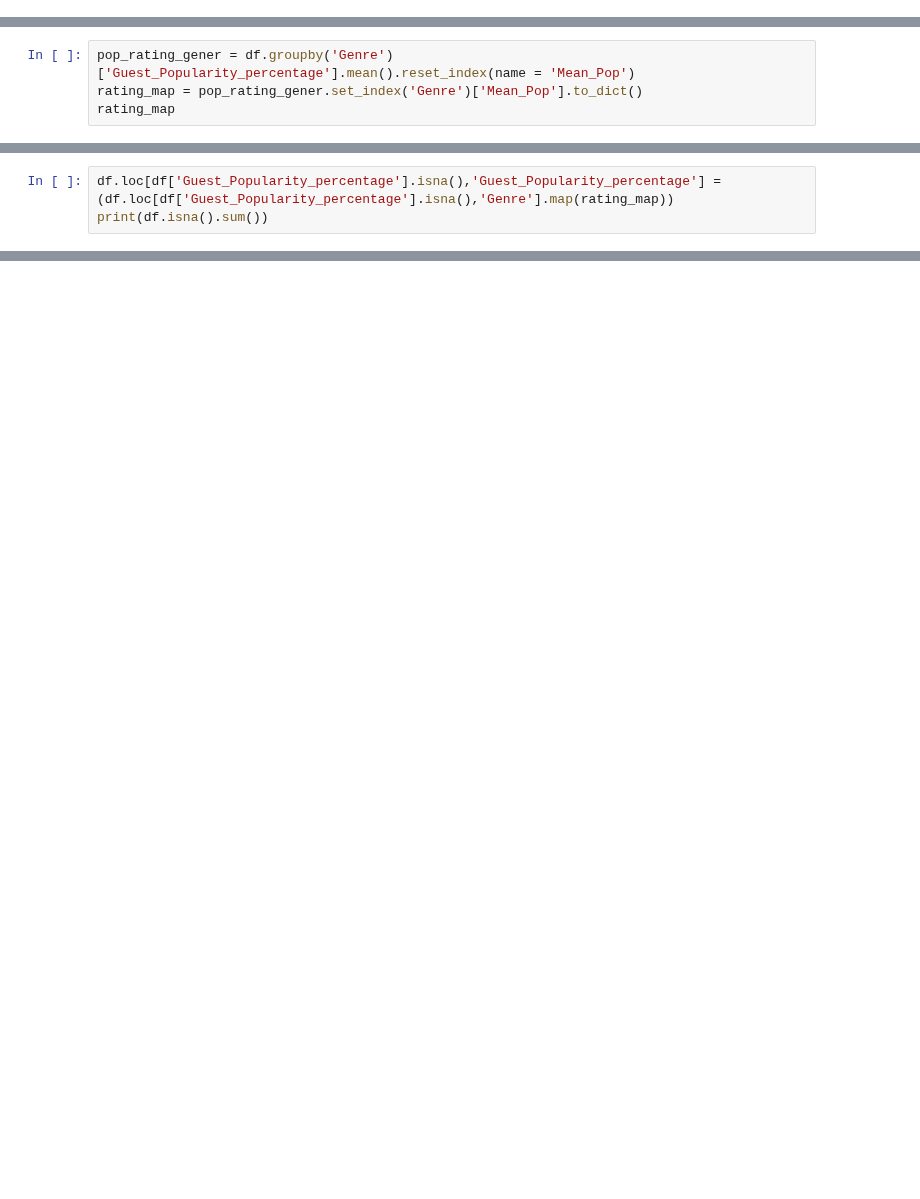
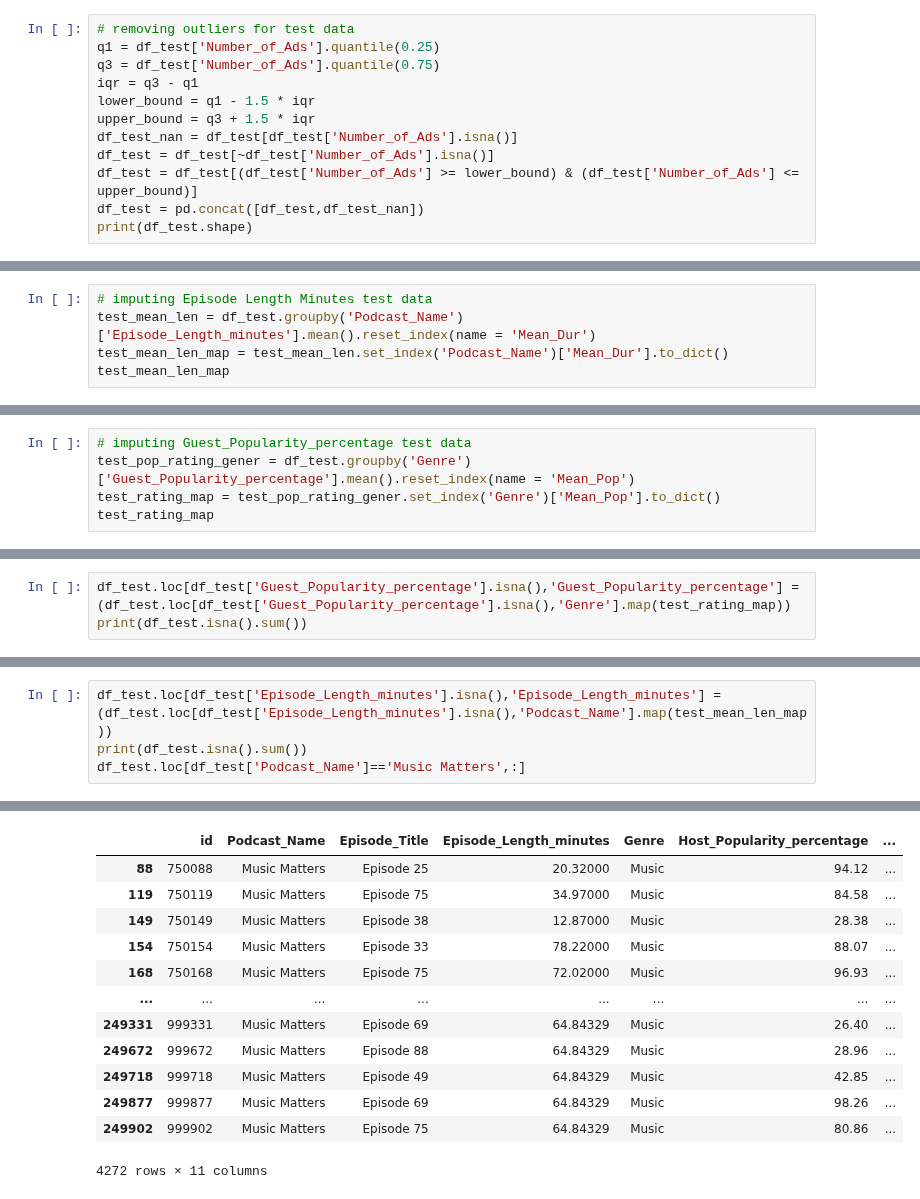
Before and after one commit to mforker/Machine_learning, a Jupyter notebook: kaggle.ipynb, the cells around one changed output, grey strips where cells are left out. Saved outputs shown, nothing was run; the diff lists cells and outputs as text; blank space fills up the shorter version.

```diff
--- a/kaggle.ipynb
+++ b/kaggle.ipynb
@@ -91,0 +166,12 @@ print(df.shape)
+# %%
+# removing outliers for test data
+q1 = df_test['Number_of_Ads'].quantile(0.25)
+q3 = df_test['Number_of_Ads'].quantile(0.75)
+iqr = q3 - q1
+lower_bound = q1 - 1.5 * iqr
+upper_bound = q3 + 1.5 * iqr
+df_test_nan = df_test[df_test['Number_of_Ads'].isna()]
+df_test = df_test[~df_test['Number_of_Ads'].isna()]
+df_test = df_test[(df_test['Number_of_Ads'] >= lower_bound) & (df_test['Number_of_Ads'] <= upper_bound)]
+df_test = pd.concat([df_test,df_test_nan])
+print(df_test.shape)
@@ -143,3 +264,8 @@ dtype: int64
 | 749364 | 749364 | Music Matters | Episode 34 | 65.192867 | Music | 76.19 | ... |
 | 749812 | 749812 | Music Matters | Episode 48 | 65.192867 | Music | 37.21 | ... |
 12652 rows × 12 columns
+# %%
+# imputing Episode Length Minutes test data
+test_mean_len = df_test.groupby('Podcast_Name')['Episode_Length_minutes'].mean().reset_index(name = 'Mean_Dur')
+test_mean_len_map = test_mean_len.set_index('Podcast_Name')['Mean_Dur'].to_dict()
+test_mean_len_map
@@ -146,5 +290,6 @@ dtype: int64
 # %%
-pop_rating_gener = df.groupby('Genre')['Guest_Popularity_percentage'].mean().reset_index(name = 'Mean_Pop')
-rating_map = pop_rating_gener.set_index('Genre')['Mean_Pop'].to_dict()
-rating_map
+# imputing Guest_Popularity_percentage test data
+test_pop_rating_gener = df_test.groupby('Genre')['Guest_Popularity_percentage'].mean().reset_index(name = 'Mean_Pop')
+test_rating_map = test_pop_rating_gener.set_index('Genre')['Mean_Pop'].to_dict()
+test_rating_map
 # %% [output]
@@ -161,4 +306,4 @@ rating_map
 # %%
-df.loc[df['Guest_Popularity_percentage'].isna(),'Guest_Popularity_percentage'] = (df.loc[df['Guest_Popularity_percentage'].isna(),'Genre'].map(rating_map))
-print(df.isna().sum())
+df_test.loc[df_test['Guest_Popularity_percentage'].isna(),'Guest_Popularity_percentage'] = (df_test.loc[df_test['Guest_Popularity_percentage'].isna(),'Genre'].map(test_rating_map))
+print(df_test.isna().sum())
 # %% [output]
@@ -177 +321,6 @@ Listening_Time_minutes         0
 dtype: int64
+# %%
+df_test.loc[df_test['Episode_Length_minutes'].isna(),'Episode_Length_minutes'] = (df_test.loc[df_test['Episode_Length_minutes'].isna(),'Podcast_Name'].map(test_mean_len_map))
+print(df_test.isna().sum())
+df_test.loc[df_test['Podcast_Name']=='Music Matters',:]
+# %% [output]
@@ -177,0 +339,13 @@ dtype: int64
+|  | id | Podcast_Name | Episode_Title | Episode_Length_minutes | Genre | Host_Popularity_percentage | ... |
+| 88 | 750088 | Music Matters | Episode 25 | 20.32000 | Music | 94.12 | ... |
+| 119 | 750119 | Music Matters | Episode 75 | 34.97000 | Music | 84.58 | ... |
+| 149 | 750149 | Music Matters | Episode 38 | 12.87000 | Music | 28.38 | ... |
+| 154 | 750154 | Music Matters | Episode 33 | 78.22000 | Music | 88.07 | ... |
+| 168 | 750168 | Music Matters | Episode 75 | 72.02000 | Music | 96.93 | ... |
+| ... | ... | ... | ... | ... | ... | ... | ... |
+| 249331 | 999331 | Music Matters | Episode 69 | 64.84329 | Music | 26.40 | ... |
+| 249672 | 999672 | Music Matters | Episode 88 | 64.84329 | Music | 28.96 | ... |
+| 249718 | 999718 | Music Matters | Episode 49 | 64.84329 | Music | 42.85 | ... |
+| 249877 | 999877 | Music Matters | Episode 69 | 64.84329 | Music | 98.26 | ... |
+| 249902 | 999902 | Music Matters | Episode 75 | 64.84329 | Music | 80.86 | ... |
+4272 rows × 11 columns
```
Also changed, not shown: parts of 35 cells of this notebook.
